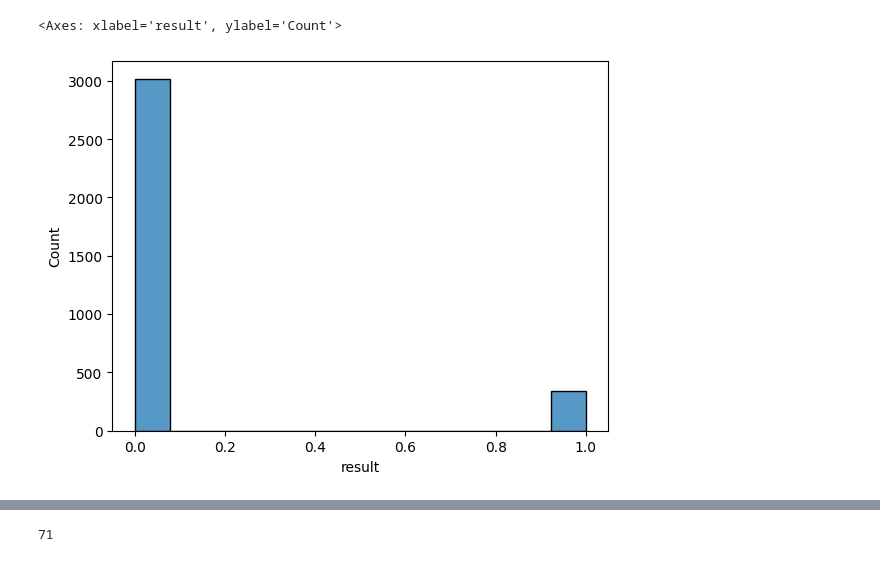
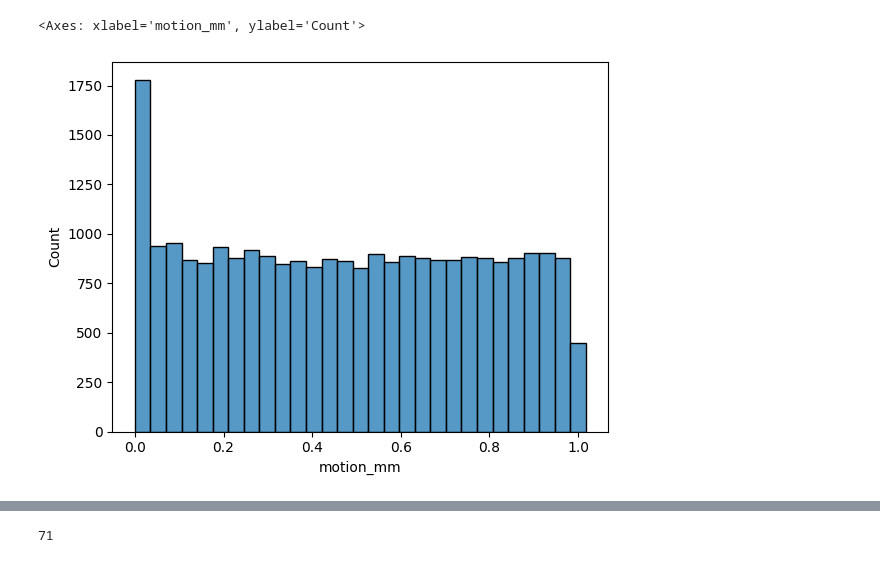
Before and after one commit to Neuro-iX/cortical-motion, a Jupyter notebook: notebooks/CBIC_brainscore.ipynb, the cells around one changed output, grey strips where cells are left out. Drawn from its saved outputs; the diff is of its cells as text; code cells hidden in the pictures.

```diff
--- a/notebooks/CBIC_brainscore.ipynb
+++ b/notebooks/CBIC_brainscore.ipynb
@@ -10,6 +7,7 @@ The autoreload extension is already loaded. To reload it, use:
 # %%
-df = pd.read_csv("/home/chbricout/Master/brainscore/export-CBIC.csv", index_col=0)
-sb.histplot(df, x="result")
+df = pd.read_csv("/home/at70870/local_scratch/SynthCortical/scores.csv", index_col=0)
+train_df = df[df["group"] == "train"]
+sb.histplot(train_df, x="motion_mm")
 # %% [output]
-<Axes: xlabel='result', ylabel='Count'>
+<Axes: xlabel='motion_mm', ylabel='Count'>
-[figure, old version]
+[figure, new version]
```
Also changed, not shown: parts of 3 cells of this notebook, 32 other files.
